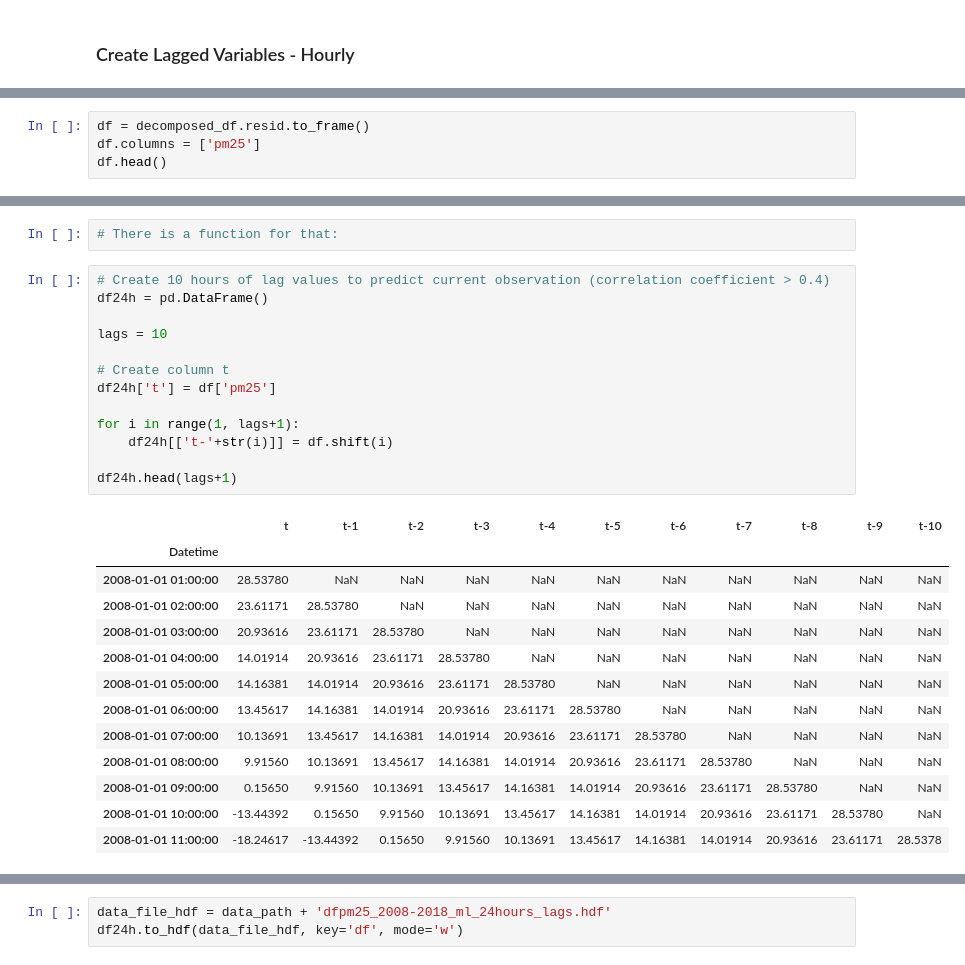
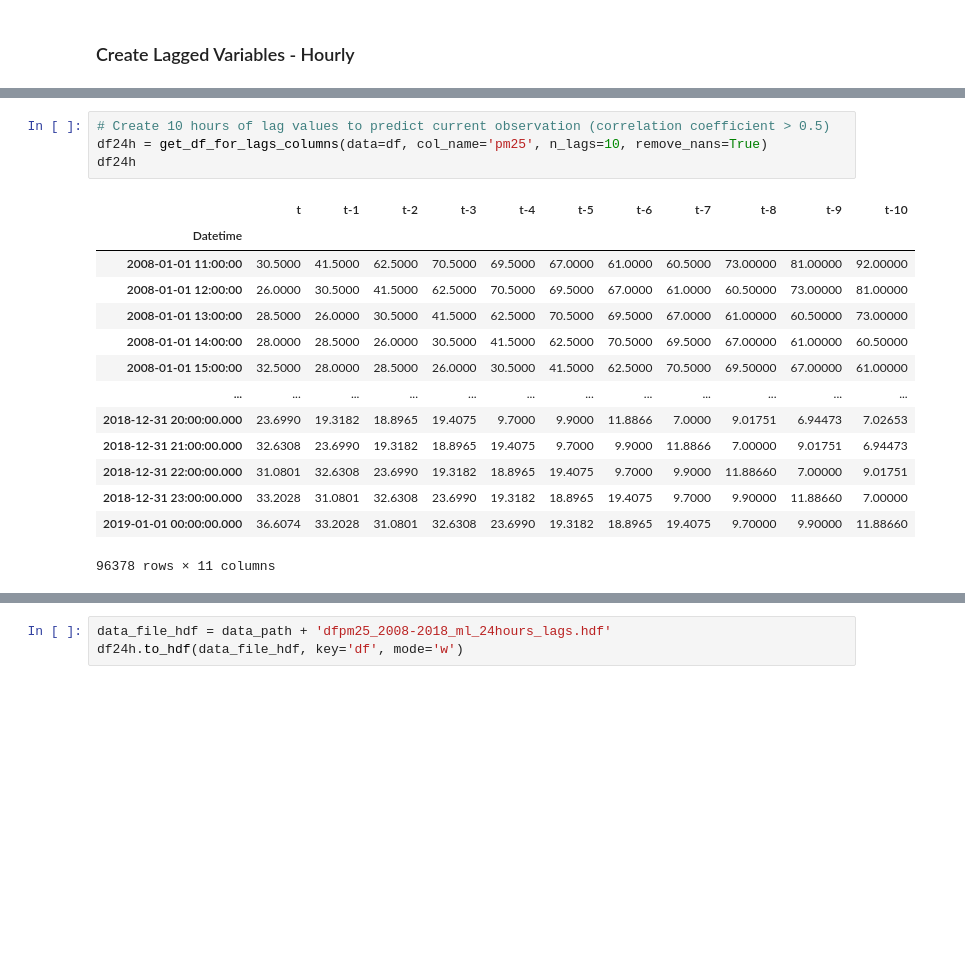
Before and after one commit to ksatola/air-polution, a Jupyter notebook: agh/050_Model_Prepare_Data.ipynb, the cells around one changed output, grey strips where cells are left out. Cells and saved outputs as stored; diff of their text form; blank space fills up the shorter version.

```diff
--- a/agh/050_Model_Prepare_Data.ipynb
+++ b/agh/050_Model_Prepare_Data.ipynb
@@ -227,4 +212,0 @@ The time series does not have a unit root, so it is stationary (reject H0)
-# %%
-df = decomposed_df.resid.to_frame()
-df.columns = ['pm25']
-df.head()
@@ -243,29 +213,19 @@ plot_ts_corr(df['pm25'])
-# %%
-# There is a function for that:
 # %%
-# Create 10 hours of lag values to predict current observation (correlation coefficient > 0.4)
-df24h = pd.DataFrame()
-
-lags = 10
-
-# Create column t
-df24h['t'] = df['pm25']
-
-for i in range(1, lags+1):
-    df24h[['t-'+str(i)]] = df.shift(i)
-
-df24h.head(lags+1)
+# Create 10 hours of lag values to predict current observation (correlation coefficient > 0.5)
+df24h = get_df_for_lags_columns(data=df, col_name='pm25', n_lags=10, remove_nans=True)
+df24h
 # %% [output]
 |  | t | t-1 | t-2 | t-3 | t-4 | t-5 | t-6 | t-7 | t-8 | t-9 | t-10 |
 | Datetime |  |  |  |  |  |  |  |  |  |  |  |
-| 2008-01-01 01:00:00 | 28.53780 | NaN | NaN | NaN | NaN | NaN | NaN | NaN | NaN | NaN | NaN |
-| 2008-01-01 02:00:00 | 23.61171 | 28.53780 | NaN | NaN | NaN | NaN | NaN | NaN | NaN | NaN | NaN |
-| 2008-01-01 03:00:00 | 20.93616 | 23.61171 | 28.53780 | NaN | NaN | NaN | NaN | NaN | NaN | NaN | NaN |
-| 2008-01-01 04:00:00 | 14.01914 | 20.93616 | 23.61171 | 28.53780 | NaN | NaN | NaN | NaN | NaN | NaN | NaN |
-| 2008-01-01 05:00:00 | 14.16381 | 14.01914 | 20.93616 | 23.61171 | 28.53780 | NaN | NaN | NaN | NaN | NaN | NaN |
-| 2008-01-01 06:00:00 | 13.45617 | 14.16381 | 14.01914 | 20.93616 | 23.61171 | 28.53780 | NaN | NaN | NaN | NaN | NaN |
-| 2008-01-01 07:00:00 | 10.13691 | 13.45617 | 14.16381 | 14.01914 | 20.93616 | 23.61171 | 28.53780 | NaN | NaN | NaN | NaN |
-| 2008-01-01 08:00:00 | 9.91560 | 10.13691 | 13.45617 | 14.16381 | 14.01914 | 20.93616 | 23.61171 | 28.53780 | NaN | NaN | NaN |
-| 2008-01-01 09:00:00 | 0.15650 | 9.91560 | 10.13691 | 13.45617 | 14.16381 | 14.01914 | 20.93616 | 23.61171 | 28.53780 | NaN | NaN |
-| 2008-01-01 10:00:00 | -13.44392 | 0.15650 | 9.91560 | 10.13691 | 13.45617 | 14.16381 | 14.01914 | 20.93616 | 23.61171 | 28.53780 | NaN |
-| 2008-01-01 11:00:00 | -18.24617 | -13.44392 | 0.15650 | 9.91560 | 10.13691 | 13.45617 | 14.16381 | 14.01914 | 20.93616 | 23.61171 | 28.5378 |
+| 2008-01-01 11:00:00 | 30.5000 | 41.5000 | 62.5000 | 70.5000 | 69.5000 | 67.0000 | 61.0000 | 60.5000 | 73.00000 | 81.00000 | 92.00000 |
+| 2008-01-01 12:00:00 | 26.0000 | 30.5000 | 41.5000 | 62.5000 | 70.5000 | 69.5000 | 67.0000 | 61.0000 | 60.50000 | 73.00000 | 81.00000 |
+| 2008-01-01 13:00:00 | 28.5000 | 26.0000 | 30.5000 | 41.5000 | 62.5000 | 70.5000 | 69.5000 | 67.0000 | 61.00000 | 60.50000 | 73.00000 |
+| 2008-01-01 14:00:00 | 28.0000 | 28.5000 | 26.0000 | 30.5000 | 41.5000 | 62.5000 | 70.5000 | 69.5000 | 67.00000 | 61.00000 | 60.50000 |
+| 2008-01-01 15:00:00 | 32.5000 | 28.0000 | 28.5000 | 26.0000 | 30.5000 | 41.5000 | 62.5000 | 70.5000 | 69.50000 | 67.00000 | 61.00000 |
+| ... | ... | ... | ... | ... | ... | ... | ... | ... | ... | ... | ... |
+| 2018-12-31 20:00:00.000 | 23.6990 | 19.3182 | 18.8965 | 19.4075 | 9.7000 | 9.9000 | 11.8866 | 7.0000 | 9.01751 | 6.94473 | 7.02653 |
+| 2018-12-31 21:00:00.000 | 32.6308 | 23.6990 | 19.3182 | 18.8965 | 19.4075 | 9.7000 | 9.9000 | 11.8866 | 7.00000 | 9.01751 | 6.94473 |
+| 2018-12-31 22:00:00.000 | 31.0801 | 32.6308 | 23.6990 | 19.3182 | 18.8965 | 19.4075 | 9.7000 | 9.9000 | 11.88660 | 7.00000 | 9.01751 |
+| 2018-12-31 23:00:00.000 | 33.2028 | 31.0801 | 32.6308 | 23.6990 | 19.3182 | 18.8965 | 19.4075 | 9.7000 | 9.90000 | 11.88660 | 7.00000 |
+| 2019-01-01 00:00:00.000 | 36.6074 | 33.2028 | 31.0801 | 32.6308 | 23.6990 | 19.3182 | 18.8965 | 19.4075 | 9.70000 | 9.90000 | 11.88660 |
+96378 rows × 11 columns
```
Also changed, not shown: parts of 25 cells of this notebook, 57 other files.
